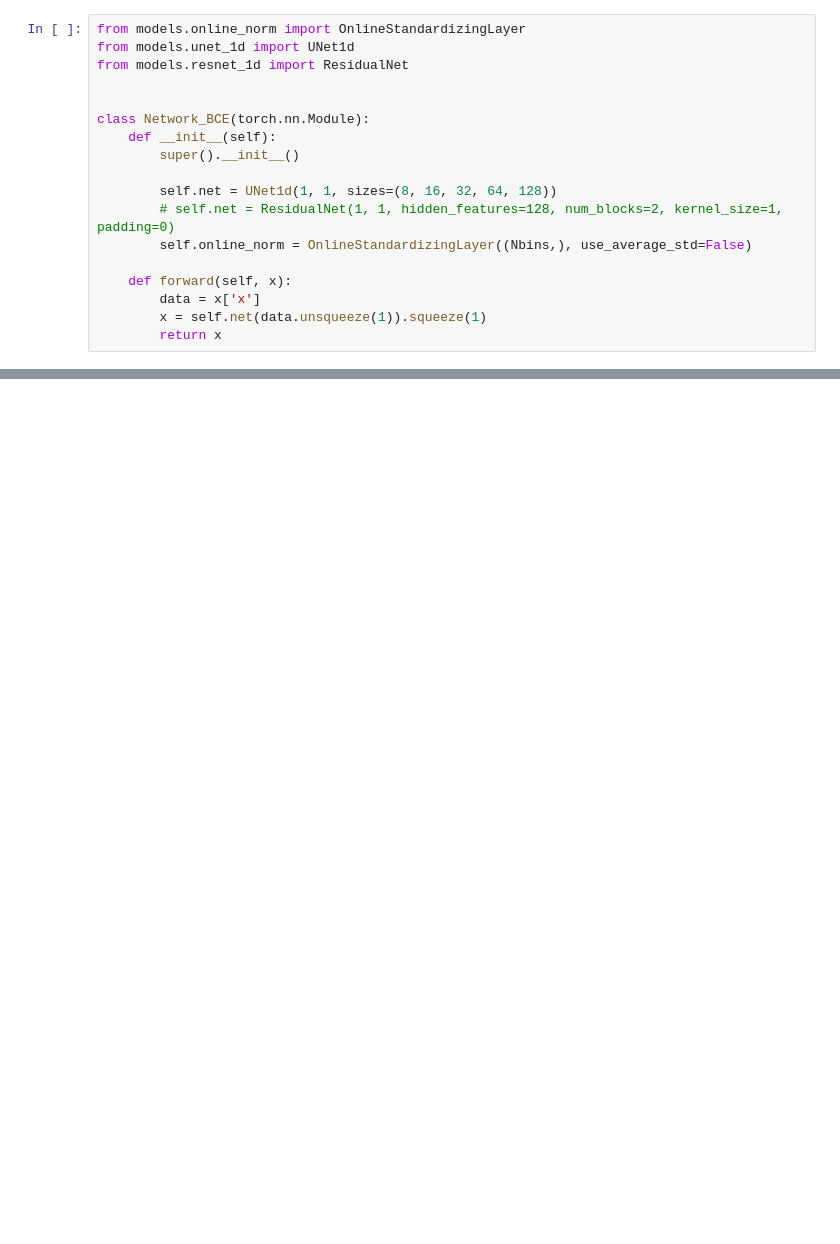
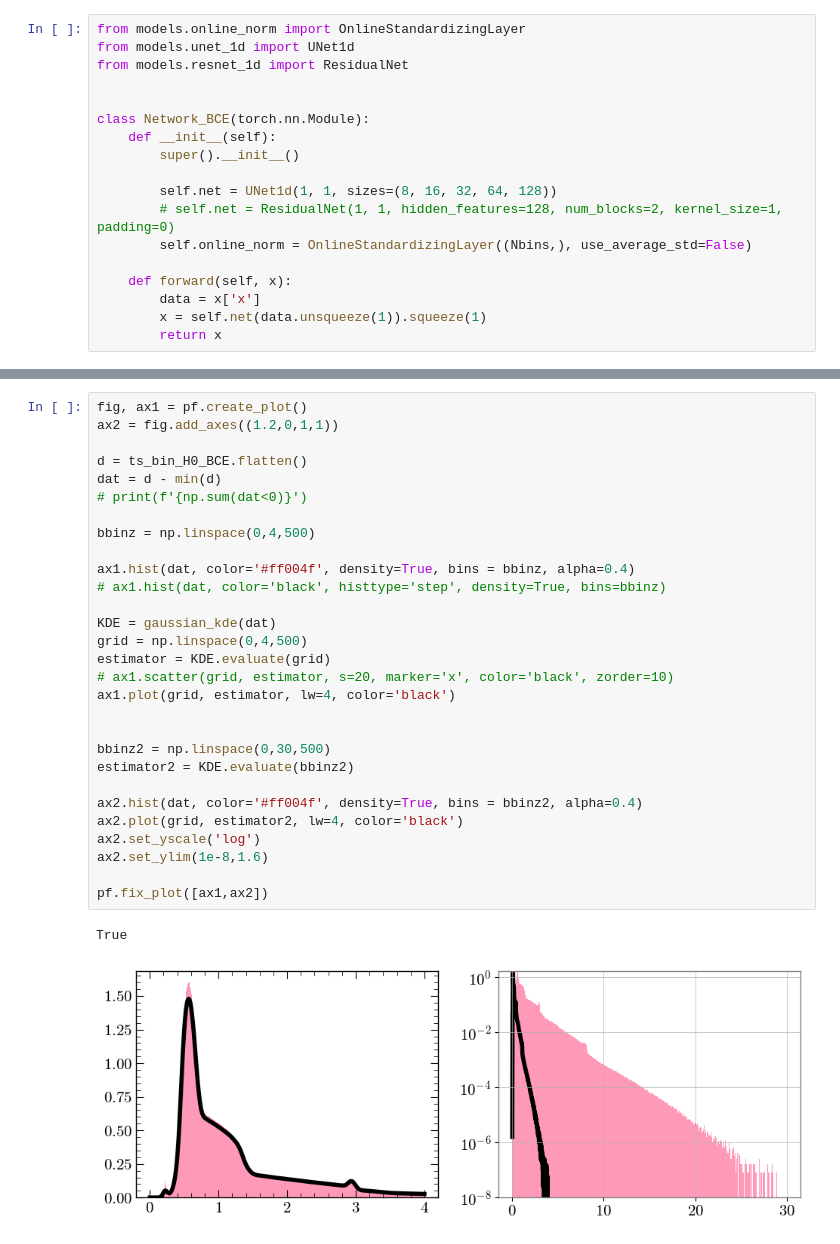
Before and after one commit to james-alvey-42/gw-mist, a Jupyter notebook: notebooks/week6/KDE.ipynb, the cells around one changed output, grey strips where cells are left out. Cells and saved outputs as stored; diff of their text form; blank space fills up the shorter version.

```diff
--- a/notebooks/week6/KDE.ipynb
+++ b/notebooks/week6/KDE.ipynb
@@ -142,0 +260,32 @@ RuntimeError: PyTorch is not linked with support for mps devices
+# %%
+fig, ax1 = pf.create_plot()
+ax2 = fig.add_axes((1.2,0,1,1))
+
+d = ts_bin_H0_BCE.flatten()
+dat = d - min(d)
+# print(f'{np.sum(dat<0)}')
+
+bbinz = np.linspace(0,4,500)
+
+ax1.hist(dat, color='#ff004f', density=True, bins = bbinz, alpha=0.4)
+# ax1.hist(dat, color='black', histtype='step', density=True, bins=bbinz)
+
+KDE = gaussian_kde(dat)
+grid = np.linspace(0,4,500)
+estimator = KDE.evaluate(grid)
+# ax1.scatter(grid, estimator, s=20, marker='x', color='black', zorder=10)
+ax1.plot(grid, estimator, lw=4, color='black')
+
+
+bbinz2 = np.linspace(0,30,500)
+estimator2 = KDE.evaluate(bbinz2)
+
+ax2.hist(dat, color='#ff004f', density=True, bins = bbinz2, alpha=0.4)
+ax2.plot(grid, estimator2, lw=4, color='black')
+ax2.set_yscale('log')
+ax2.set_ylim(1e-8,1.6)
+
+pf.fix_plot([ax1,ax2])
+# %% [output]
+True
+[figure, added]
```
Also changed, not shown: parts of 8 cells of this notebook, 3 other files.
